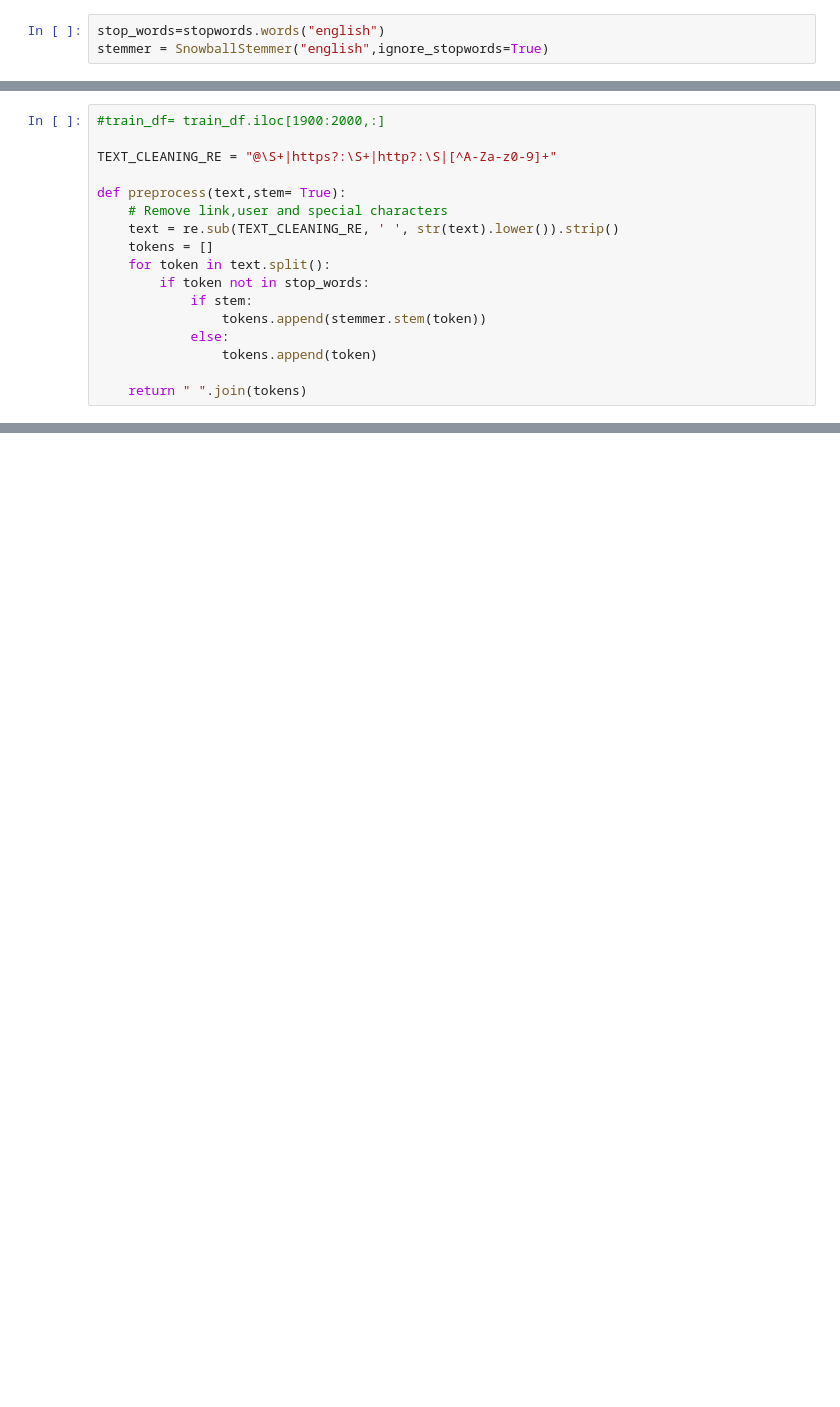
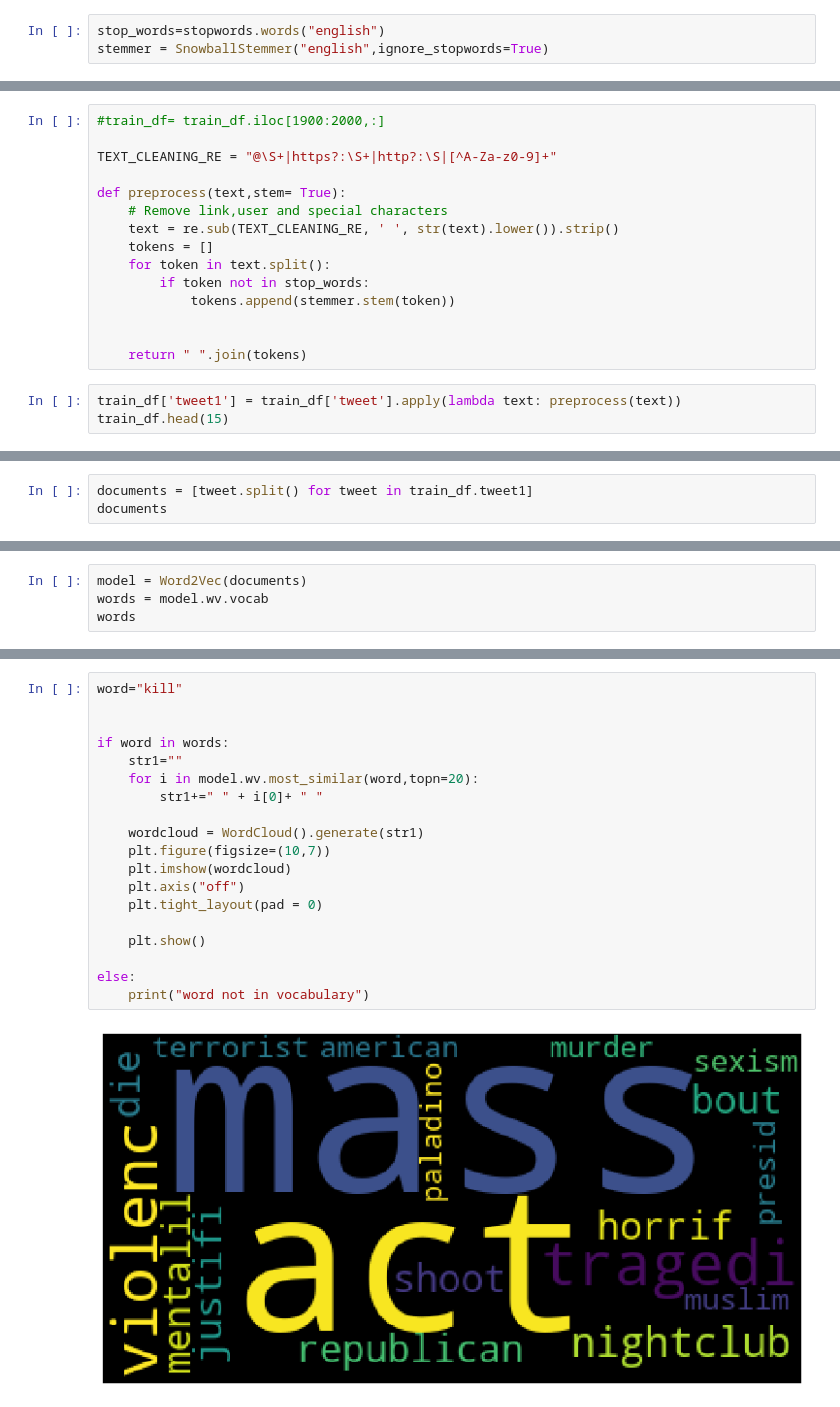
Before and after one commit to rishabh214/Hate-Speech-DetectorNLP, a Jupyter notebook: hatespeech.ipynb, the cells around one changed output, grey strips where cells are left out. Cells and saved outputs as stored; diff of their text form; blank space fills up the shorter version.

Commit message:
added word cloud library

```diff
--- a/hatespeech.ipynb
+++ b/hatespeech.ipynb
@@ -27,9 +108,10 @@ def preprocess(text,stem= True):
     tokens = []
     for token in text.split():
         if token not in stop_words:
-            if stem:
-                tokens.append(stemmer.stem(token))
-            else:
-                tokens.append(token)
+            tokens.append(stemmer.stem(token))
+
 
     return " ".join(tokens)
+# %%
+train_df['tweet1'] = train_df['tweet'].apply(lambda text: preprocess(text))
+train_df.head(15)
@@ -35,0 +136,3 @@ def preprocess(text,stem= True):
+# %%
+documents = [tweet.split() for tweet in train_df.tweet1]
+documents
@@ -35,0 +157,4 @@ def preprocess(text,stem= True):
+# %%
+model = Word2Vec(documents)
+words = model.wv.vocab
+words
@@ -35,0 +277,21 @@ def preprocess(text,stem= True):
+# %%
+word="kill"
+
+
+if word in words:
+    str1=""
+    for i in model.wv.most_similar(word,topn=20):
+        str1+=" " + i[0]+ " "
+
+    wordcloud = WordCloud().generate(str1)
+    plt.figure(figsize=(10,7))
+    plt.imshow(wordcloud)
+    plt.axis("off")
+    plt.tight_layout(pad = 0)
+
+    plt.show()
+
+else:
+    print("word not in vocabulary")
+# %% [output]
+[figure, added]
```
Also changed, not shown: parts of 18 cells of this notebook.
